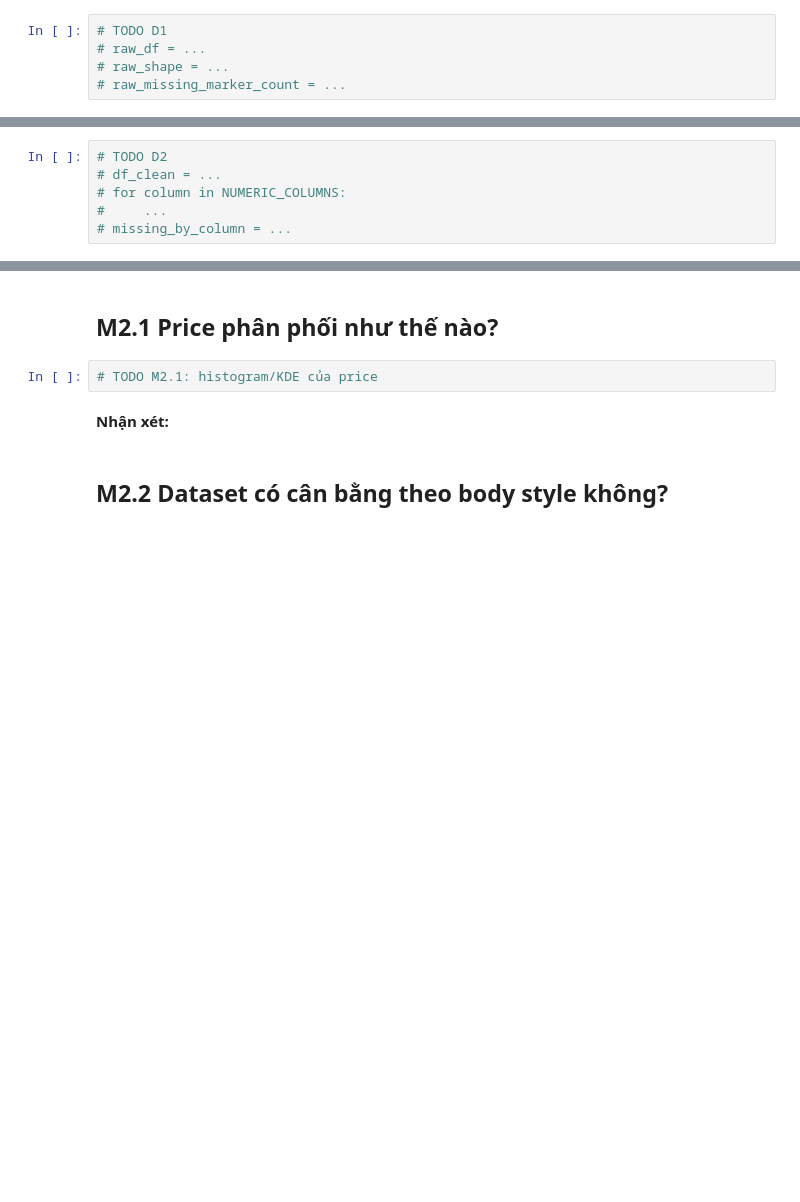
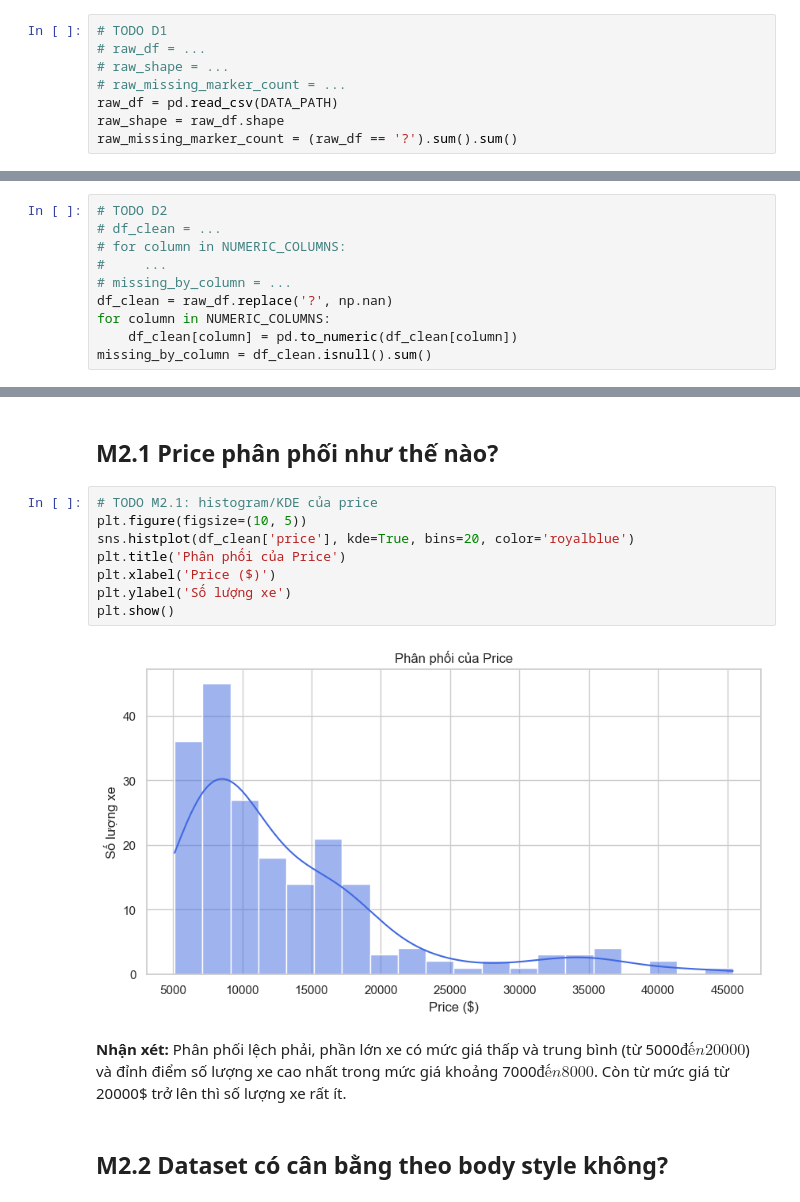
Before and after one commit to TrungQuanHCMUT/mliot-pyml-2026-hw, a Jupyter notebook: week02/numpy-pandas-eda-hw/numpy_pandas_eda_hw.ipynb, the cells around one changed output, grey strips where cells are left out. Drawn from its saved outputs; the diff is of its cells as text; blank space fills up the shorter version.

```diff
--- a/week02/numpy-pandas-eda-hw/numpy_pandas_eda_hw.ipynb
+++ b/week02/numpy-pandas-eda-hw/numpy_pandas_eda_hw.ipynb
@@ -191,6 +215,9 @@ Load dữ liệu sao cho dấu `?` vẫn là chuỗi để quan sát ảnh hư
 # raw_df = ...
 # raw_shape = ...
 # raw_missing_marker_count = ...
+raw_df = pd.read_csv(DATA_PATH)
+raw_shape = raw_df.shape
+raw_missing_marker_count = (raw_df == '?').sum().sum()
 # %% [markdown]
 ## D2. Missing values và dtype
 
@@ -207,6 +234,10 @@ NUMERIC_COLUMNS = ['symboling', 'normalized_losses', 'wheel_base', 'length', 'wi
 # for column in NUMERIC_COLUMNS:
 #     ...
 # missing_by_column = ...
+df_clean = raw_df.replace('?', np.nan)
+for column in NUMERIC_COLUMNS:
+    df_clean[column] = pd.to_numeric(df_clean[column])
+missing_by_column = df_clean.isnull().sum()
 # %% [markdown]
 ### Giải thích cách làm sạch dữ liệu
 
@@ -276,8 +321,17 @@ Mỗi biểu đồ cần:
 ## M2.1 Price phân phối như thế nào?
 # %%
 # TODO M2.1: histogram/KDE của price
+plt.figure(figsize=(10, 5))
+sns.histplot(df_clean['price'], kde=True, bins=20, color='royalblue')
+plt.title('Phân phối của Price')
+plt.xlabel('Price ($)')
+plt.ylabel('Số lượng xe')
+plt.show()
+# %% [output]
+[figure, added]
 # %% [markdown]
 **Nhận xét:** <!-- 1--2 câu -->
+Phân phối lệch phải, phần lớn xe có mức giá thấp và trung bình (từ 5000$ đến 20000$) và đỉnh điểm số lượng xe cao nhất trong mức giá khoảng 7000$ đến 8000$. Còn từ mức giá từ 20000$ trở lên thì số lượng xe rất ít.
 # %% [markdown]
 ## M2.2 Dataset có cân bằng theo body style không?
 # %%
```
Also changed, not shown: parts of 25 cells of this notebook.
